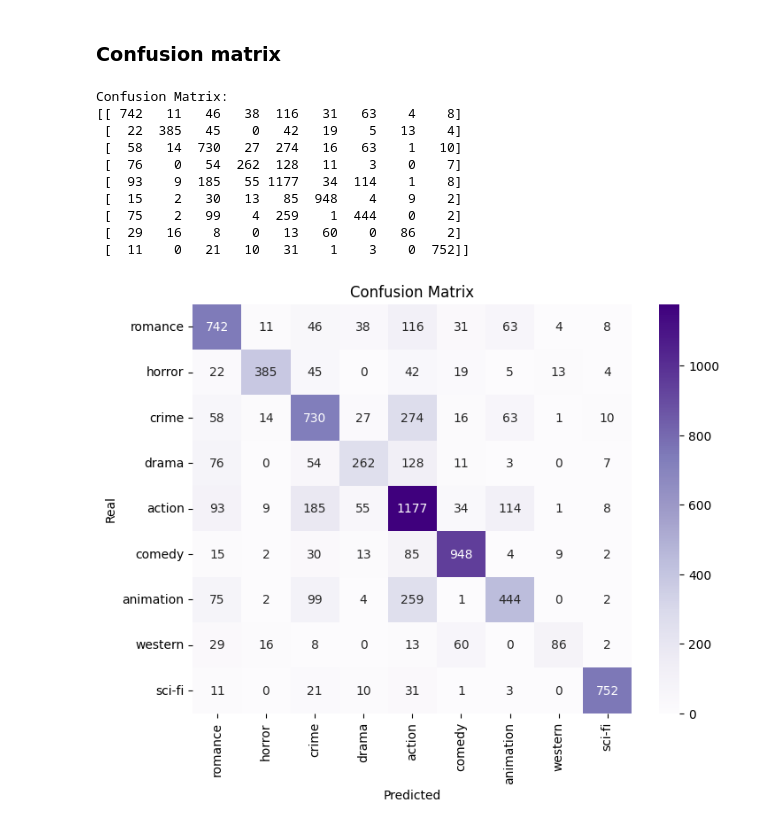
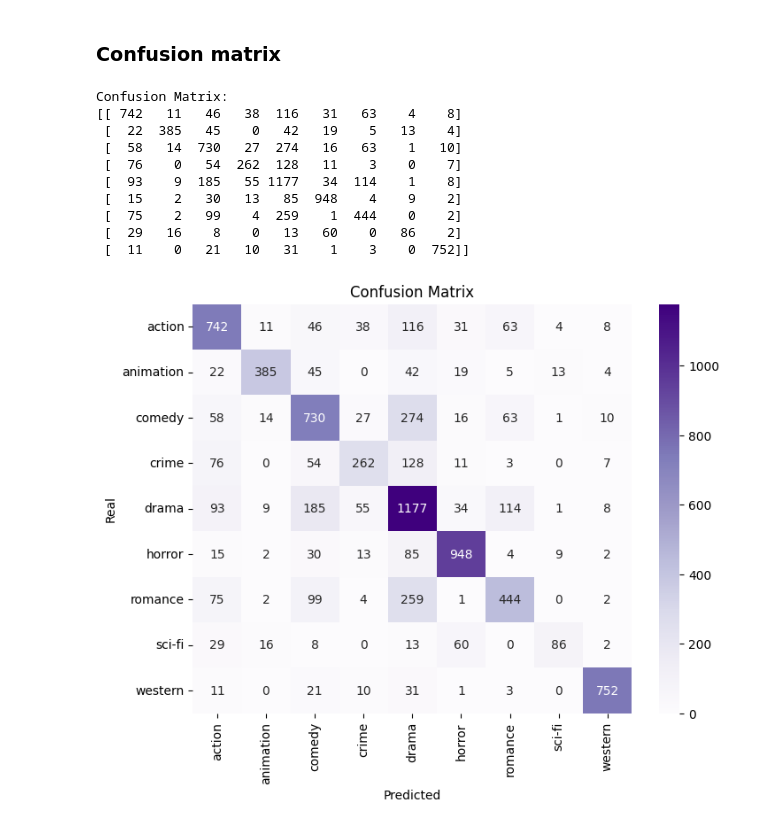
Before and after one commit to LC1243/NLP-MovieGenreClassifier, a Jupyter notebook: reviews.ipynb, the cells around one changed output. Drawn from its saved outputs; the diff is of its cells as text; code cells hidden in the pictures.

```diff
--- a/reviews.ipynb
+++ b/reviews.ipynb
@@ -402,41 +438,41 @@ import matplotlib.pyplot as plt
 from sklearn.metrics import confusion_matrix, ConfusionMatrixDisplay
 import seaborn as sns
 
-cm = confusion_matrix(train_data['genre'], cv_predictions)
-
+cm = confusion_matrix(y_true=train_data['genre'], y_pred=cv_predictions)
+labels = ['action', 'animation', 'comedy', 'crime', 'drama', 'horror', 'romance', 'sci-fi', 'western']
 # Print the results
 print("Confusion Matrix:")
 print(cm)
 plt.figure(figsize=(8, 6), dpi=100)
-sns.heatmap(cm, annot=True, fmt="d", cmap="Purples", xticklabels=genres, yticklabels=genres)
+sns.heatmap(cm, annot=True, fmt="d", cmap="Purples", xticklabels=labels, yticklabels=labels)
 
 plt.xlabel('Predicted')
 plt.ylabel('Real')
 plt.title('Confusion Matrix')
 plt.show()
 
 # Compute the confusion matrix
 #cm = confusion_matrix(y_val, x_pred, labels=genres)
 
 # Display the confusion matrix
 #print("Confusion Matrix:")
 #disp = ConfusionMatrixDisplay(confusion_matrix=cm, display_labels=genres)
 #disp.plot()
 
 # Show the plot
 #plt.show()
 # %% [output]
 Confusion Matrix:
 [[ 742   11   46   38  116   31   63    4    8]
  [  22  385   45    0   42   19    5   13    4]
  [  58   14  730   27  274   16   63    1   10]
  [  76    0   54  262  128   11    3    0    7]
  [  93    9  185   55 1177   34  114    1    8]
  [  15    2   30   13   85  948    4    9    2]
  [  75    2   99    4  259    1  444    0    2]
  [  29   16    8    0   13   60    0   86    2]
  [  11    0   21   10   31    1    3    0  752]]
-[figure, old version]
+[figure, new version]
 # %%
 import pandas as pd
 import numpy as np
```
Also changed, not shown: parts of 3 cells of this notebook, 6 other files.
